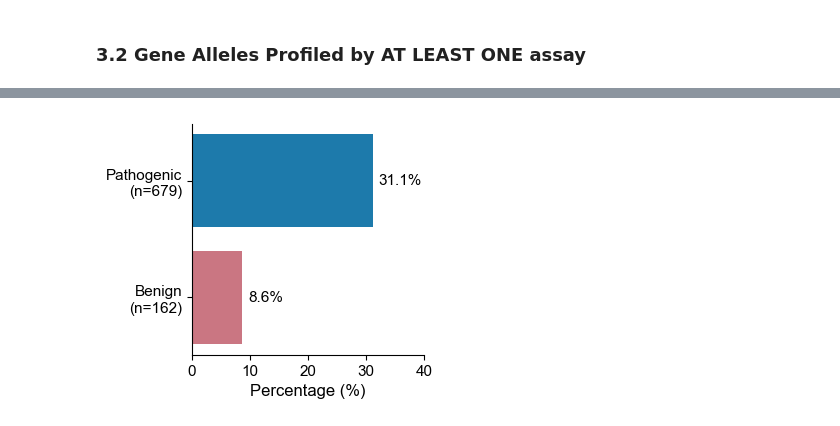
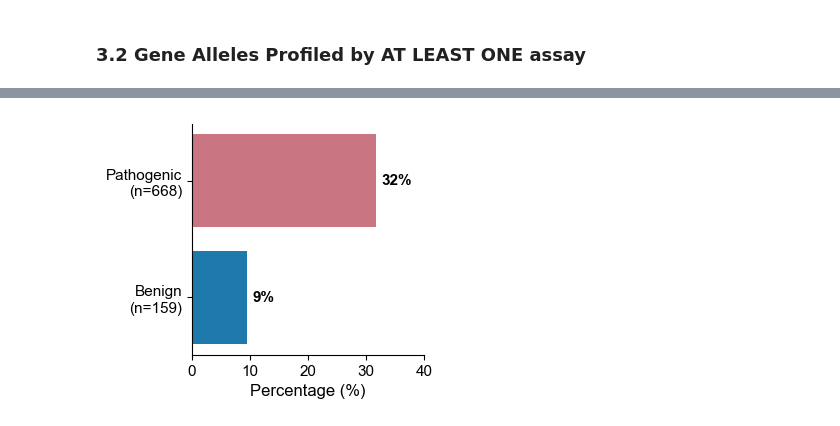
Before and after one commit to broadinstitute/2025_Pillar_VarChAMP, a Jupyter notebook: 3_integrated_assay_analyses/2_analyses/0_integrative_assay_summary.ipynb, the cells around one changed output, grey strips where cells are left out. Drawn from its saved outputs; the diff is of its cells as text; code cells hidden in the pictures.

Commit message:
new input table and updated figures

```diff
--- a/3_integrated_assay_analyses/2_analyses/0_integrative_assay_summary.ipynb
+++ b/3_integrated_assay_analyses/2_analyses/0_integrative_assay_summary.ipynb
@@ -412,20 +437,20 @@ genes_with_patho_variants = al_dual_img_ppi_assayed_dedup.filter(
 ).unique("symbol")["symbol"].to_list()
 
 dual_ipa_gene = explained_gene_per_assay(al_dual_img_ppi_assayed_dedup.filter(
-    pl.col("dualipa_abun_change").is_not_null(),
+    pl.col("dualipa_hit").is_not_null(),
     pl.col("symbol").is_in(genes_with_patho_variants)
 ).with_columns(
-    pl.when(pl.col("dualipa_abun_change")=="Y")
+    pl.when(pl.col("dualipa_hit"))
     .then(pl.lit(True))
     .otherwise(pl.lit(False))
     .alias("assay_hit")
 ))
 
 imaging_gene = explained_gene_per_assay(al_dual_img_ppi_assayed_dedup.filter(
-    pl.col("img_pheno_hit").is_not_null(),
+    pl.col("imaging_hit").is_not_null(),
     pl.col("symbol").is_in(genes_with_patho_variants)
 ).with_columns(
-    pl.when(pl.col("img_pheno_hit"))
+    pl.when(pl.col("imaging_hit"))
     .then(pl.lit(True))
     .otherwise(pl.lit(False))
     .alias("assay_hit")
@@ -739,19 +743,17 @@ Total genes: 30
 # %% [markdown]
 ### 4.1 Gene alleles profiled by ALL 3 assays
 # %%
-meta_cols = ["symbol", "gene_variant", "ensembl_gene_id", "spdi", "orf_id", "mut_id",
-             "nt_change", "aa_change", "clinvar_clnsig_clean", "clinvar_clnsig_clean_pp_strict", "gnomAD4.1_joint_AF", "StarStatus",
-             "inheritance_pattern", "AlphaMissense_score", "AlphaMissense_rankscore", "AlphaMissense_pred",
-             "ESM1b_score", "ESM1b_rankscore", "ESM1b_pred",
-             "plddt_f32", "rsa_f32", "RSA_Category", "pLDDT_Category"]
-dualipa_cols = ["dualipa_score", "dualipa_abun_change", "dualipa_abun_chg_dir"]
-img_cols = ["imaging_score", "img_pheno_hit"] ## "AUROC_Mean_DNA", "Altered_95th_perc_both_batches_DNA"
-ppi_cols = ["ppi_score", "ppi_hit"]
+#meta_cols = ["symbol", "gene_variant", "ensembl_gene_id", "spdi", "orf_id", "mut_id",
+#             "nt_change", "aa_change", "clinvar_clnsig_clean", "clinvar_clnsig_clean_pp_strict", "gnomAD4.1_joint_AF", "StarStatus",
+#             "inheritance_pattern", "AlphaMissense_score", "AlphaMissense_rankscore", "AlphaMissense_pred",
+#             "ESM1b_score", "ESM1b_rankscore", "ESM1b_pred",
+#             "plddt_f32", "rsa_f32", "RSA_Category", "pLDDT_Category"]
+#dualipa_cols = ["dualipa_score", "dualipa_abun_change", "dualipa_abun_chg_dir"]
+#img_cols = ["imaging_score", "img_pheno_hit"] ## "AUROC_Mean_DNA", "Altered_95th_perc_both_batches_DNA"
+#ppi_cols = ["ppi_score", "ppi_hit"]
 
-al_dual_img_ppi_key_cols = al_dual_img_ppi_assayed_dedup.select(
-    pl.col(meta_cols + dualipa_cols + img_cols + ppi_cols)
-).with_columns(
-    pl.when((pl.col("dualipa_abun_change")=="Y") | (pl.col("img_pheno_hit")) | (pl.col("ppi_hit")))
+al_dual_img_ppi_key_cols = al_dual_img_ppi_assayed_dedup.with_columns(
+    pl.when((pl.col("dualipa_hit")) | (pl.col("imaging_hit")) | (pl.col("ppi_hit")))
     .then(pl.lit(True))
     .otherwise(pl.lit(False))
     .alias("any_assay_hit")
@@ -861,8 +863,8 @@ def plot_assay_hit_by_category_perc(df, hit_col, cat_cols, title="", ax=None):
     # ax.barh(y_positions, [100] * len(plot_df), color='#00A3A3', label="Non-hit")
     # hit bars (foreground - red)
     ax.barh(y_positions, plot_df["hit_perc"],
-            color=[palette_dict["clinvar_clnsig_clean"]["Pathogenic"],
-            palette_dict["clinvar_clnsig_clean"]["Benign"],
+            color=[palette_dict["clinvar_clnsig_clean"]["Benign"],
+            palette_dict["clinvar_clnsig_clean"]["Pathogenic"],
             ], label="Hit")
 
     # set labels
@@ -879,7 +881,7 @@ def plot_assay_hit_by_category_perc(df, hit_col, cat_cols, title="", ax=None):
         ax.text(
             row["hit_perc"] + 1,
             idx,
-            f"{row['hit_perc']:.1f}%",
+            f"{row['hit_perc']:.0f}%",
             va="center",
             ha="left",
             fontweight="bold",
@@ -892,39 +978,37 @@ def plot_assay_hit_by_category_perc(df, hit_col, cat_cols, title="", ax=None):
 # %%
-alleles_prof_one_assay = al_dual_img_ppi_key_cols.filter(
-    ~pl.all_horizontal([pl.col(col).is_null() for col in dualipa_cols+img_cols+ppi_cols])
-)
+alleles_prof_one_assay = al_dual_img_ppi_key_cols
 
 fig, axes = plt.subplots(1,1,figsize=(3,3), sharey=False)
 plot_assay_hit_by_category_perc(
     alleles_prof_one_assay.with_columns(
         pl.col("clinvar_clnsig_clean")
             .cast(pl.Enum([c for c in clinvar_order_dict["original"] if "Likely" not in c]))
     ).sort("clinvar_clnsig_clean").filter(
         pl.col("clinvar_clnsig_clean").is_in(["Pathogenic", "Benign"])
     ),
     "any_assay_hit",
     "clinvar_clnsig_clean",
     f"",
     ax=axes
 )
 axes.set_xlabel("Percentage (%)")
 axes.set_xlim(0,40)
 axes.grid(alpha=.0)
 axes.spines['top'].set_visible(False)
 axes.spines['right'].set_visible(False)
 
 # plt.suptitle(f"{alleles_prof_one_assay.unique('gene_variant').shape[0]} Variants from {alleles_prof_one_assay.unique('symbol').shape[0]} Genes Profiled by Any Functional Assay", y=.99, fontsize=12)
 plt.subplots_adjust(wspace=.05)
 fig.savefig(
     f"../3_outputs/pillar_manuscript_figures/PLP_BLB_hits.svg",
     format='svg',
     dpi=400,
     bbox_inches='tight',
     transparent=True
 )
 plt.show()
 # %% [output]
-[figure, old version]
+[figure, new version]
 # %%
 # 2. Count per (gene, category)
 df = al_dual_img_ppi_assayed_dedup.to_pandas() ## drop_nulls("clinvar_clnsig_clean").
```
Also changed, not shown: parts of 11 cells of this notebook, 10 other files.
